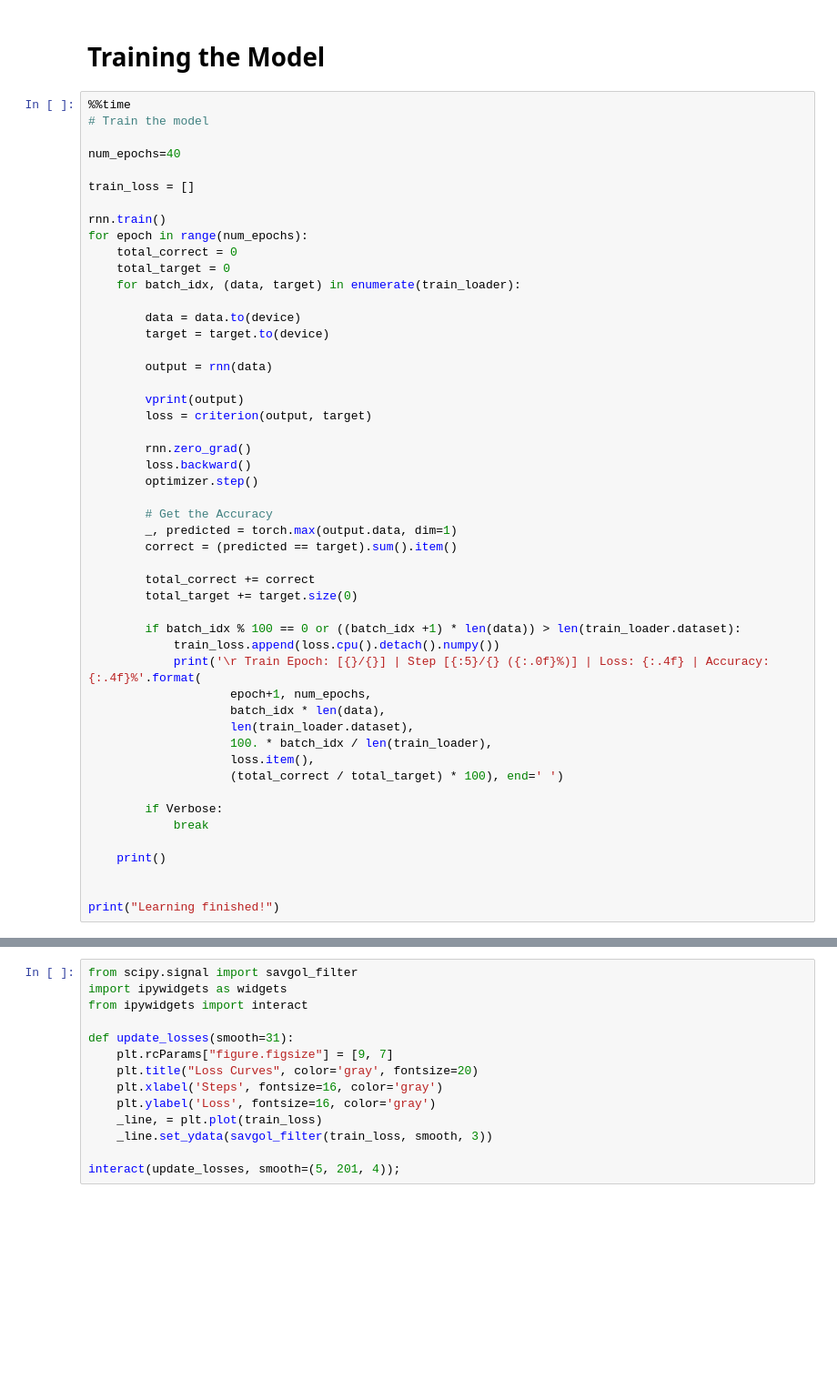
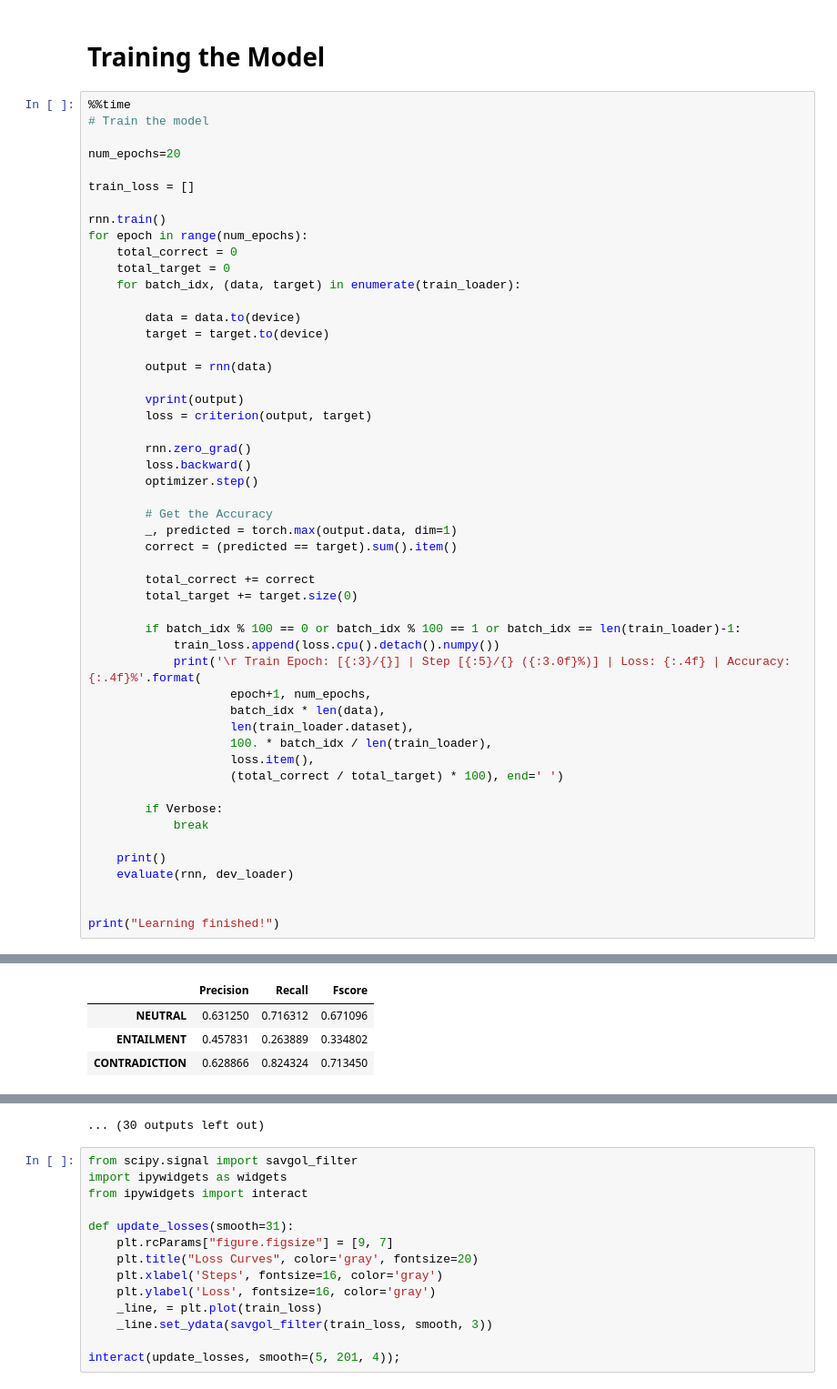
Before and after one commit to pchampio/sentence-entailment, a Jupyter notebook: baseline.ipynb, the cells around one changed output, grey strips where cells are left out. Shown: that part at 91% size. Saved outputs shown, nothing was run; the diff lists cells and outputs as text; blank space fills up the shorter version.

```diff
--- a/baseline.ipynb
+++ b/baseline.ipynb
@@ -282,7 +396,7 @@ RNNClassifier(
 %%time
 # Train the model
 
-num_epochs=40
+num_epochs=20
 
 train_loss = []
 
@@ -311,9 +425,9 @@ for epoch in range(num_epochs):
         total_correct += correct
         total_target += target.size(0)
 
-        if batch_idx % 100 == 0 or ((batch_idx +1) * len(data)) > len(train_loader.dataset):
+        if batch_idx % 100 == 0 or batch_idx % 100 == 1 or batch_idx == len(train_loader)-1:
             train_loss.append(loss.cpu().detach().numpy())
-            print('\r Train Epoch: [{}/{}] | Step [{:5}/{} ({:.0f}%)] | Loss: {:.4f} | Accuracy: {:.4f}%'.format(
+            print('\r Train Epoch: [{:3}/{}] | Step [{:5}/{} ({:3.0f}%)] | Loss: {:.4f} | Accuracy: {:.4f}%'.format(
                     epoch+1, num_epochs,
                     batch_idx * len(data),
                     len(train_loader.dataset),
@@ -325,6 +439,7 @@ for epoch in range(num_epochs):
             break
 
     print()
+    evaluate(rnn, dev_loader)
 
 
 print("Learning finished!")
@@ -348,0 +449,4 @@ Wall time: 2min 50s
+|  | Precision | Recall | Fscore |
+| NEUTRAL | 0.631250 | 0.716312 | 0.671096 |
+| ENTAILMENT | 0.457831 | 0.263889 | 0.334802 |
+| CONTRADICTION | 0.628866 | 0.824324 | 0.713450 |
@@ -349,3 +483,4 @@ Wall time: 2min 50s
+... (30 outputs left out)
 # %%
 from scipy.signal import savgol_filter
 import ipywidgets as widgets
```
Also changed, not shown: parts of 15 cells of this notebook.
